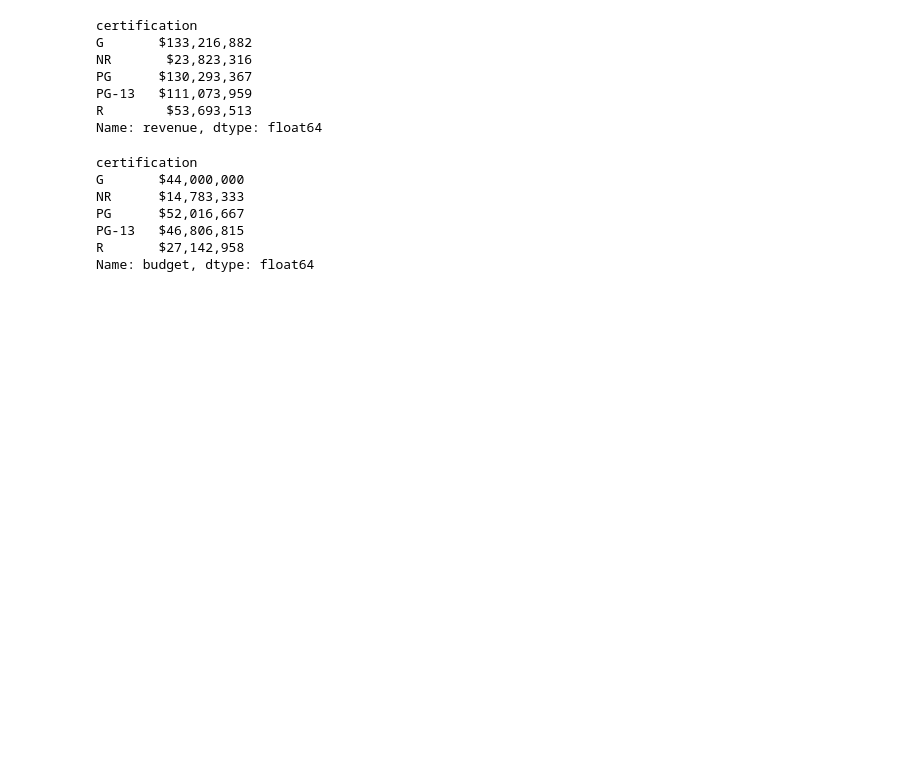
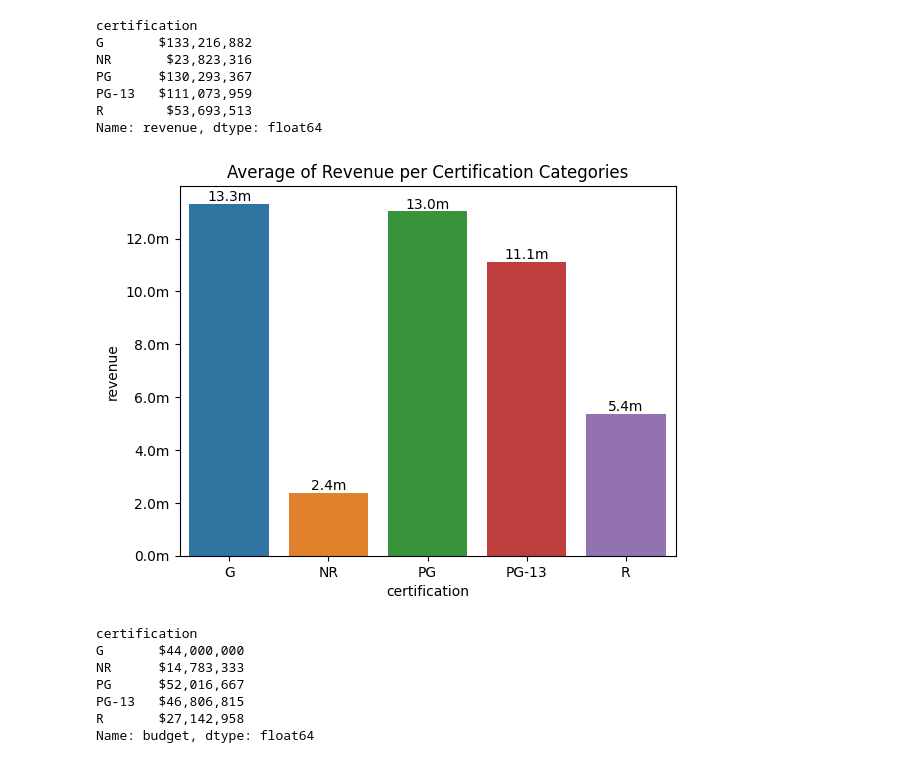
Before and after one commit to aliceechen1206/Data-Enrichment, a Jupyter notebook: Project 3 Exploratory Data Analysis.ipynb, the cells around one changed output. Cells and saved outputs as stored; diff of their text form; code cells hidden in the pictures; blank space fills up the shorter version.

```diff
--- a/Project 3 Exploratory Data Analysis.ipynb
+++ b/Project 3 Exploratory Data Analysis.ipynb
@@ -65,6 +71,22 @@ PG      $130,293,367
 PG-13   $111,073,959
 R        $53,693,513
 Name: revenue, dtype: float64
+# %%
+from matplotlib.ticker import FuncFormatter
+#Convert the tick
+def thousands(x, pos):
+    return '%1.1fm' % (x * 1e-7)
+
+formatter = FuncFormatter(thousands)
+fig, ax = plt.subplots()
+avg_rev = df.loc[budget & revenue, :].groupby('certification')['revenue'].mean()
+plt.title('Average of Revenue per Certification Categories')
+sns.barplot(x= avg_rev.index, y=avg_rev).yaxis.set_major_formatter(formatter)
+for p,date in zip(ax.patches, avg_rev.apply(lambda x: '%1.1fm' % (x * 1e-7))):
+    ax.annotate(date, xy=(p.get_x()+p.get_width()/2, p.get_height()),
+                ha='center', va='bottom')
+# %% [output]
+[figure, added]
 # %%
 #What is the average budget per certification category?
 df.loc[budget & revenue].groupby('certification')['budget'].mean()
```
Also changed, not shown: parts of 3 cells of this notebook, 6 other files.
